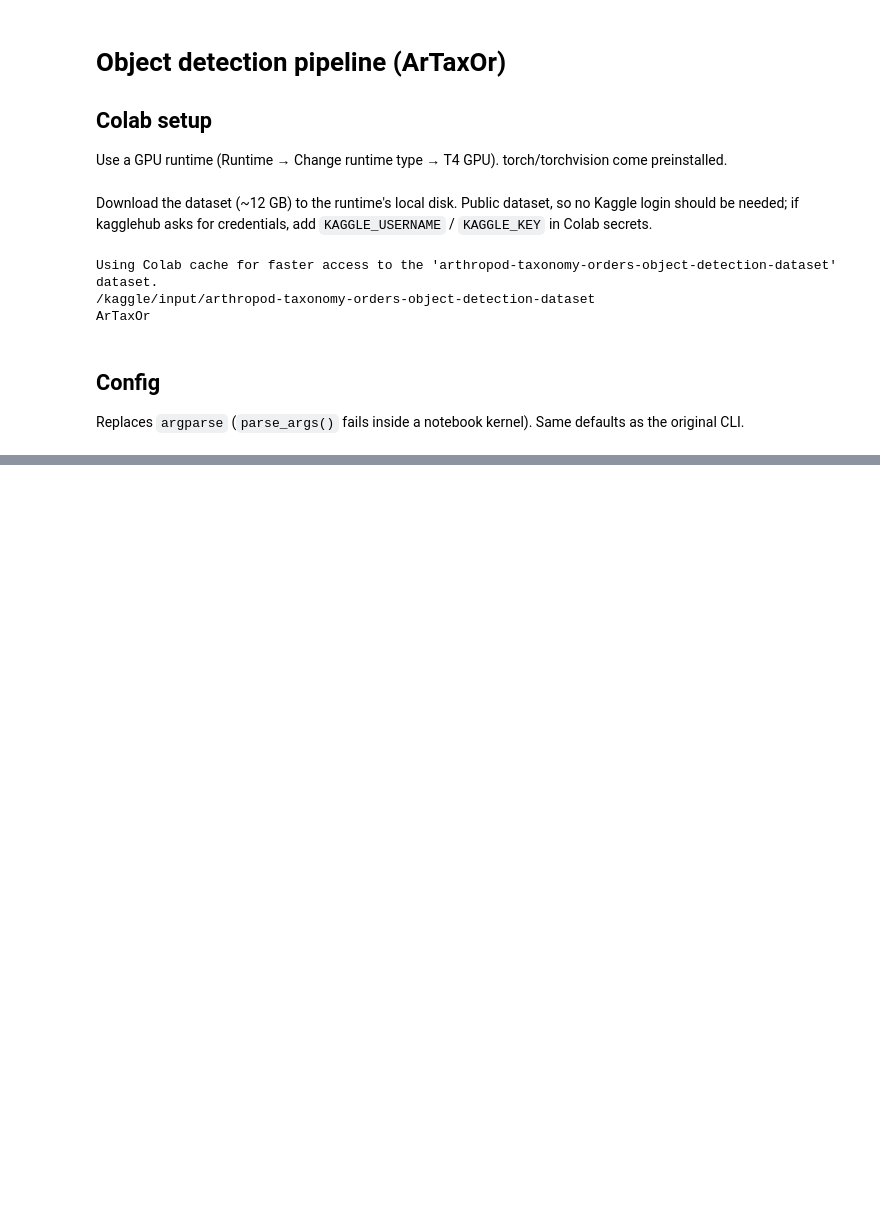
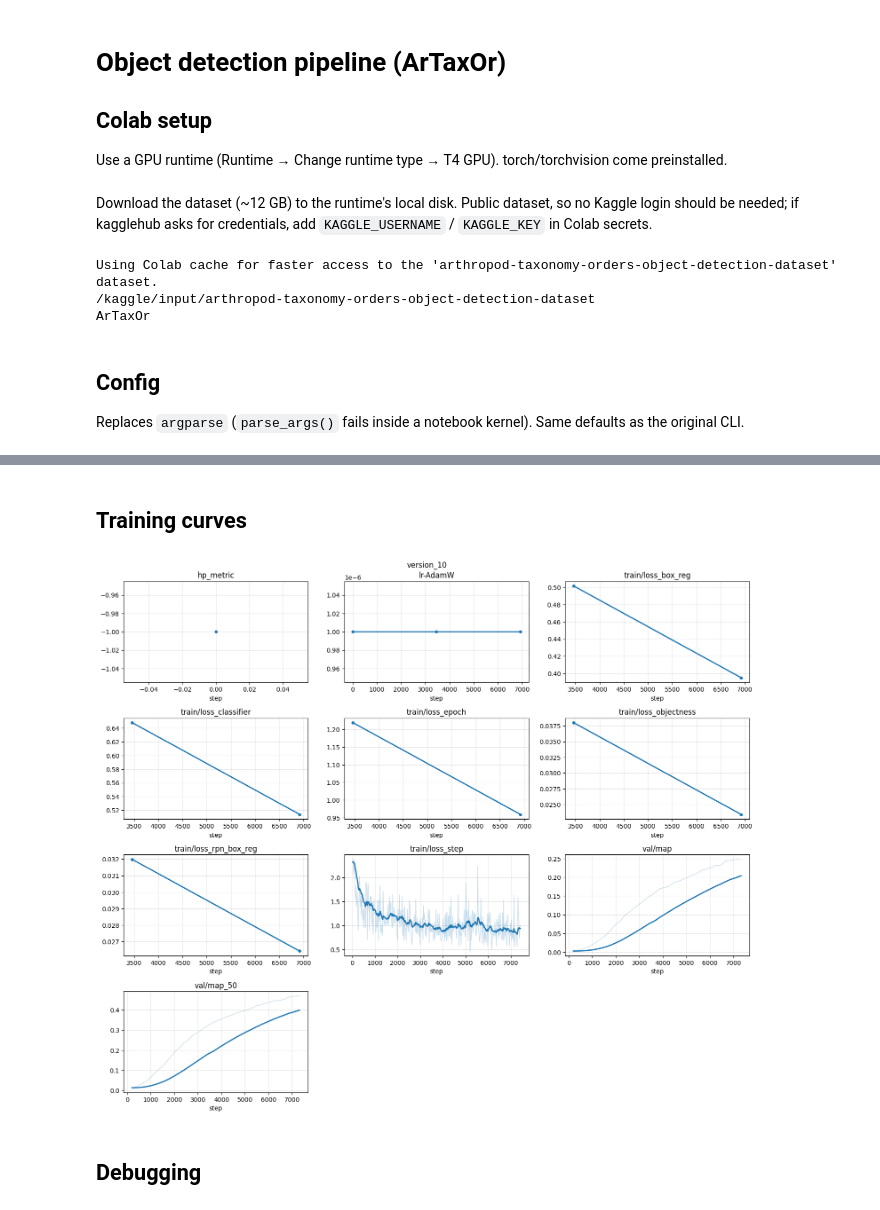
Before and after one commit to Kentoso/cnn-labs, a Jupyter notebook: lab1/object_detection_pipeline.ipynb, the cells around one changed output, grey strips where cells are left out. Drawn from its saved outputs; the diff is of its cells as text; code cells hidden in the pictures; blank space fills up the shorter version.

Commit message:
Add plots from a training run

```diff
--- a/lab1/object_detection_pipeline.ipynb
+++ b/lab1/object_detection_pipeline.ipynb
@@ -371,0 +402,51 @@ AssertionError: All bounding boxes should have positive height and width. Found
+# %% [markdown]
+## Training curves
+# %%
+import math
+
+import matplotlib.pyplot as plt
+from tensorboard.backend.event_processing.event_accumulator import EventAccumulator
+
+
+def plot_latest_run(log_dir: str = "lightning_logs", smooth: float = 0.9) -> None:
+    runs = sorted(Path(log_dir).glob("version_*"), key=lambda p: int(p.name.split("_")[1]))
+    if not runs:
+        raise FileNotFoundError(f"No runs found under {log_dir}")
+    run = runs[-1]
+
+    ea = EventAccumulator(str(run), size_guidance={"scalars": 0})  # 0 = load all points
+    ea.Reload()
+    tags = [t for t in sorted(ea.Tags()["scalars"]) if t != "epoch"]
+
+    cols = 3
+    rows = math.ceil(len(tags) / cols)
+    fig, axes = plt.subplots(rows, cols, figsize=(5 * cols, 3.2 * rows), squeeze=False)
+    for ax, tag in zip(axes.flat, tags):
+        events = ea.Scalars(tag)
+        steps = [e.step for e in events]
+        values = [e.value for e in events]
+        if len(values) > 20:
+            # noisy per-step series: raw values faint, exponential moving average on top
+            ema, s = [], values[0]
+            for v in values:
+                s = smooth * s + (1 - smooth) * v
+                ema.append(s)
+            ax.plot(steps, values, color="C0", alpha=0.25, lw=1)
+            ax.plot(steps, ema, color="C0", lw=2)
+        else:
+            ax.plot(steps, values, color="C0", lw=2, marker="o", ms=4)
+        ax.set_title(tag)
+        ax.set_xlabel("step")
+        ax.grid(alpha=0.3)
+    for ax in axes.flat[len(tags):]:
+        ax.axis("off")
+    fig.suptitle(run.name)
+    fig.tight_layout()
+    plt.show()
+
+
+plot_latest_run()
+# %% [output]
+[figure, added]
+# %% [markdown]
+## Debugging
```
Also changed, not shown: parts of 6 cells of this notebook.
